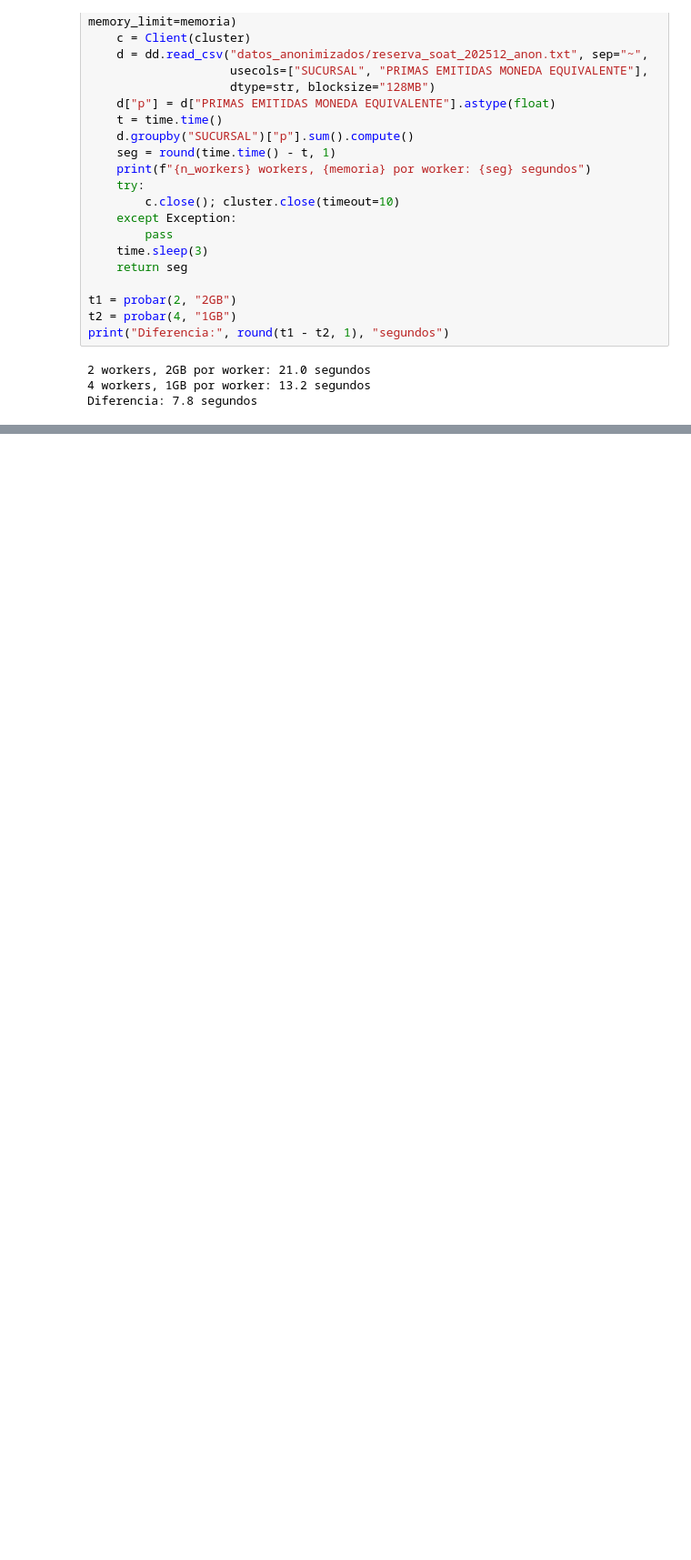
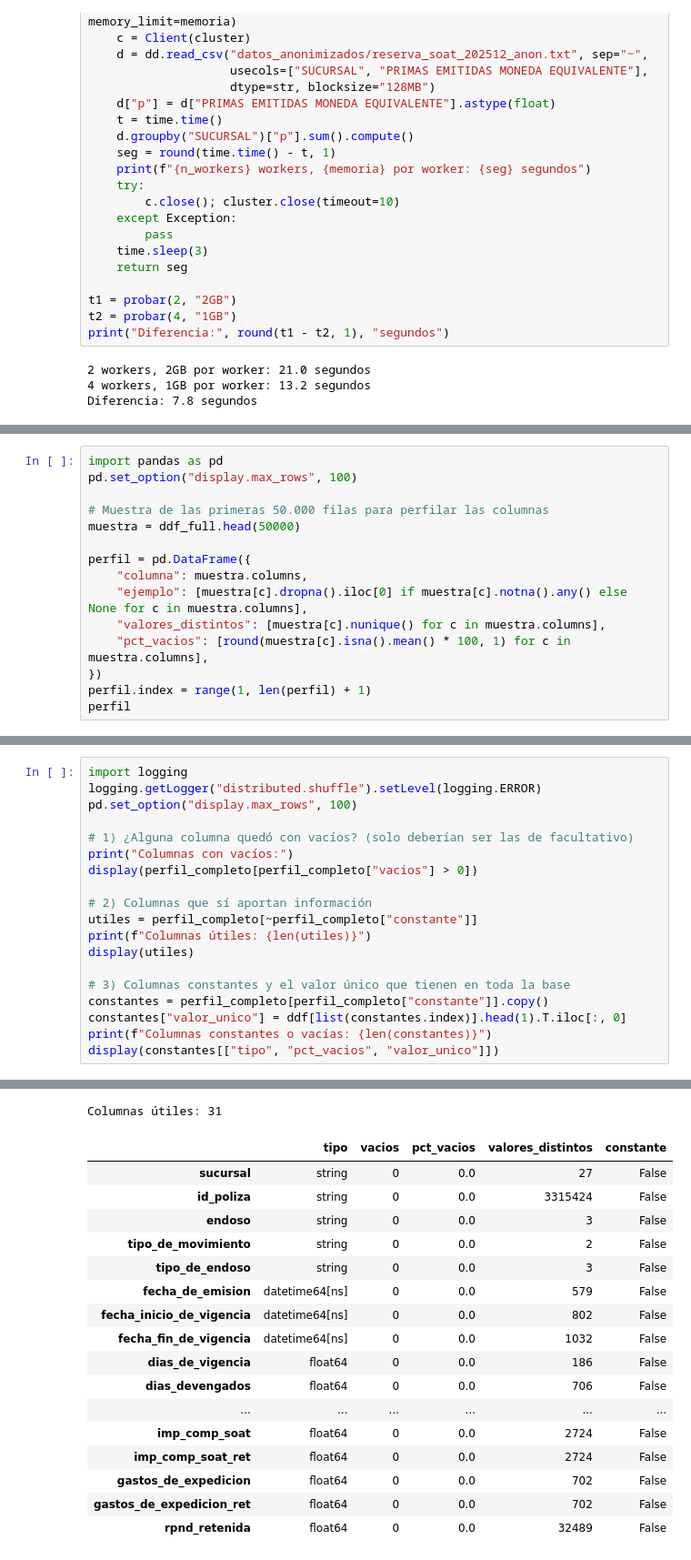
Before and after one commit to eagomezm1989/trabajo-final-bigdata-soat, a Jupyter notebook: 01_eda.ipynb, the cells around one changed output, grey strips where cells are left out. Shown at 91% size. Drawn from its saved outputs; the diff is of its cells as text; blank space fills up the shorter version.

```diff
--- a/01_eda.ipynb
+++ b/01_eda.ipynb
@@ -241,0 +277,15 @@ Diferencia: 7.8 segundos
+# %%
+import pandas as pd
+pd.set_option("display.max_rows", 100)
+
+# Muestra de las primeras 50.000 filas para perfilar las columnas
+muestra = ddf_full.head(50000)
+
+perfil = pd.DataFrame({
+    "columna": muestra.columns,
+    "ejemplo": [muestra[c].dropna().iloc[0] if muestra[c].notna().any() else None for c in muestra.columns],
+    "valores_distintos": [muestra[c].nunique() for c in muestra.columns],
+    "pct_vacios": [round(muestra[c].isna().mean() * 100, 1) for c in muestra.columns],
+})
+perfil.index = range(1, len(perfil) + 1)
+perfil
@@ -241,0 +483,20 @@ Diferencia: 7.8 segundos
+# %%
+import logging
+logging.getLogger("distributed.shuffle").setLevel(logging.ERROR)
+pd.set_option("display.max_rows", 100)
+
+# 1) ¿Alguna columna quedó con vacíos? (solo deberían ser las de facultativo)
+print("Columnas con vacíos:")
+display(perfil_completo[perfil_completo["vacios"] > 0])
+
+# 2) Columnas que sí aportan información
+utiles = perfil_completo[~perfil_completo["constante"]]
+print(f"Columnas útiles: {len(utiles)}")
+display(utiles)
+
+# 3) Columnas constantes y el valor único que tienen en toda la base
+constantes = perfil_completo[perfil_completo["constante"]].copy()
+constantes["valor_unico"] = ddf[list(constantes.index)].head(1).T.iloc[:, 0]
+print(f"Columnas constantes o vacías: {len(constantes)}")
+display(constantes[["tipo", "pct_vacios", "valor_unico"]])
+# %% [output]
@@ -241,0 +507,18 @@ Diferencia: 7.8 segundos
+Columnas útiles: 31
+|  | tipo | vacios | pct_vacios | valores_distintos | constante |
+| sucursal | string | 0 | 0.0 | 27 | False |
+| id_poliza | string | 0 | 0.0 | 3315424 | False |
+| endoso | string | 0 | 0.0 | 3 | False |
+| tipo_de_movimiento | string | 0 | 0.0 | 2 | False |
+| tipo_de_endoso | string | 0 | 0.0 | 3 | False |
+| fecha_de_emision | datetime64[ns] | 0 | 0.0 | 579 | False |
+| fecha_inicio_de_vigencia | datetime64[ns] | 0 | 0.0 | 802 | False |
+| fecha_fin_de_vigencia | datetime64[ns] | 0 | 0.0 | 1032 | False |
+| dias_de_vigencia | float64 | 0 | 0.0 | 186 | False |
+| dias_devengados | float64 | 0 | 0.0 | 706 | False |
+| ... | ... | ... | ... | ... | ... |
+| imp_comp_soat | float64 | 0 | 0.0 | 2724 | False |
+| imp_comp_soat_ret | float64 | 0 | 0.0 | 2724 | False |
+| gastos_de_expedicion | float64 | 0 | 0.0 | 702 | False |
+| gastos_de_expedicion_ret | float64 | 0 | 0.0 | 702 | False |
+| rpnd_retenida | float64 | 0 | 0.0 | 32489 | False |
```
Also changed, not shown: parts of 9 cells of this notebook.
